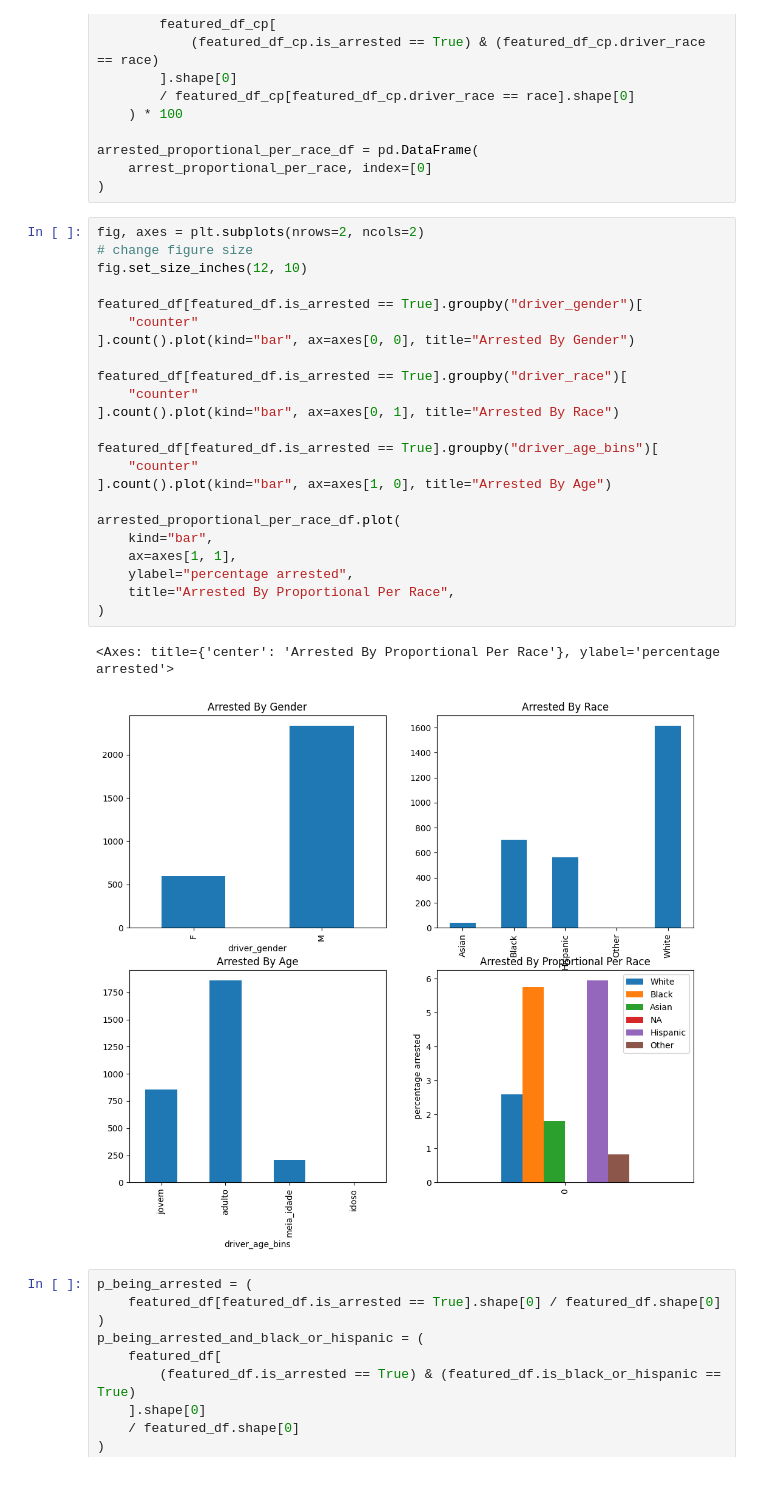
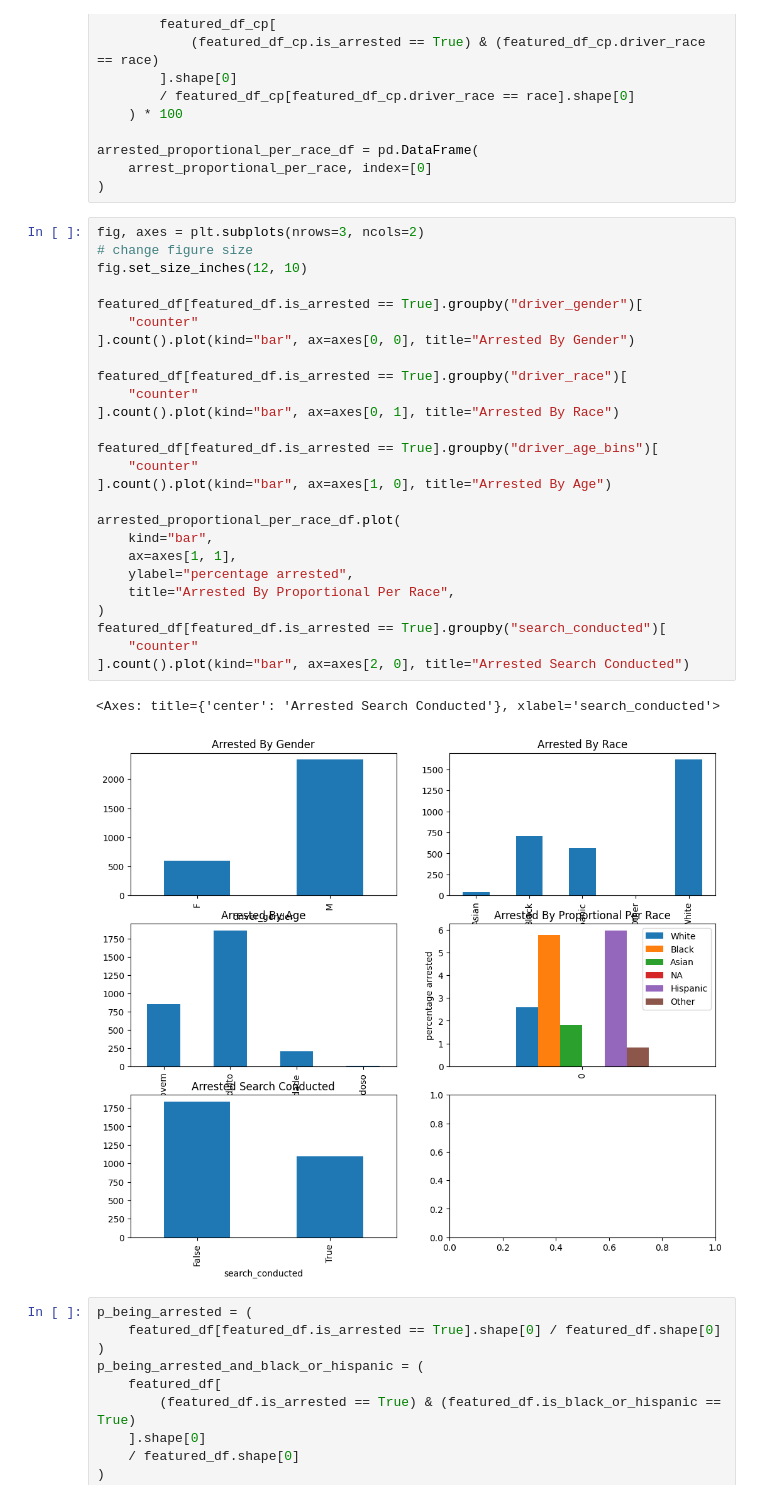
Before and after one commit to GUILN/masters-data-science, a Jupyter notebook: notebooks/trabalho_data_science_etl.ipynb, the cells around one changed output. Cells and saved outputs as stored; diff of their text form.

```diff
--- a/notebooks/trabalho_data_science_old.ipynb
+++ b/notebooks/trabalho_data_science_etl.ipynb
@@ -333,31 +319,34 @@ arrested_proportional_per_race_df = pd.DataFrame(
     arrest_proportional_per_race, index=[0]
 )
 # %%
-fig, axes = plt.subplots(nrows=2, ncols=2)
+fig, axes = plt.subplots(nrows=3, ncols=2)
 # change figure size
 fig.set_size_inches(12, 10)
 
 featured_df[featured_df.is_arrested == True].groupby("driver_gender")[
     "counter"
 ].count().plot(kind="bar", ax=axes[0, 0], title="Arrested By Gender")
 
 featured_df[featured_df.is_arrested == True].groupby("driver_race")[
     "counter"
 ].count().plot(kind="bar", ax=axes[0, 1], title="Arrested By Race")
 
 featured_df[featured_df.is_arrested == True].groupby("driver_age_bins")[
     "counter"
 ].count().plot(kind="bar", ax=axes[1, 0], title="Arrested By Age")
 
 arrested_proportional_per_race_df.plot(
     kind="bar",
     ax=axes[1, 1],
     ylabel="percentage arrested",
     title="Arrested By Proportional Per Race",
 )
+featured_df[featured_df.is_arrested == True].groupby("search_conducted")[
+    "counter"
+].count().plot(kind="bar", ax=axes[2, 0], title="Arrested Search Conducted")
 # %% [output]
-<Axes: title={'center': 'Arrested By Proportional Per Race'}, ylabel='percentage arrested'>
+<Axes: title={'center': 'Arrested Search Conducted'}, xlabel='search_conducted'>
-[figure, old version]
+[figure, new version]
 # %%
 p_being_arrested = (
     featured_df[featured_df.is_arrested == True].shape[0] / featured_df.shape[0]
```
Also changed, not shown: parts of 13 cells of this notebook, 1 other file.
